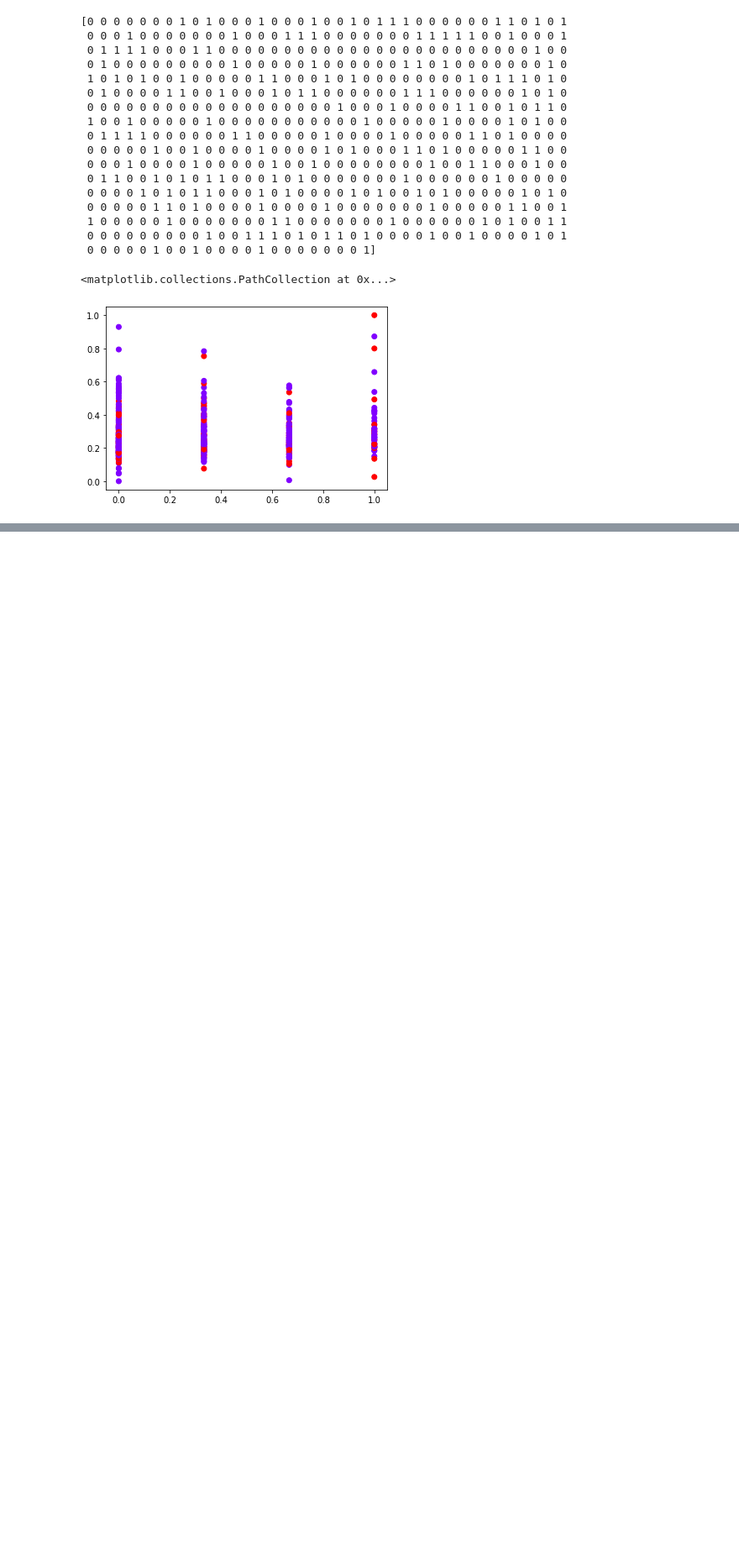
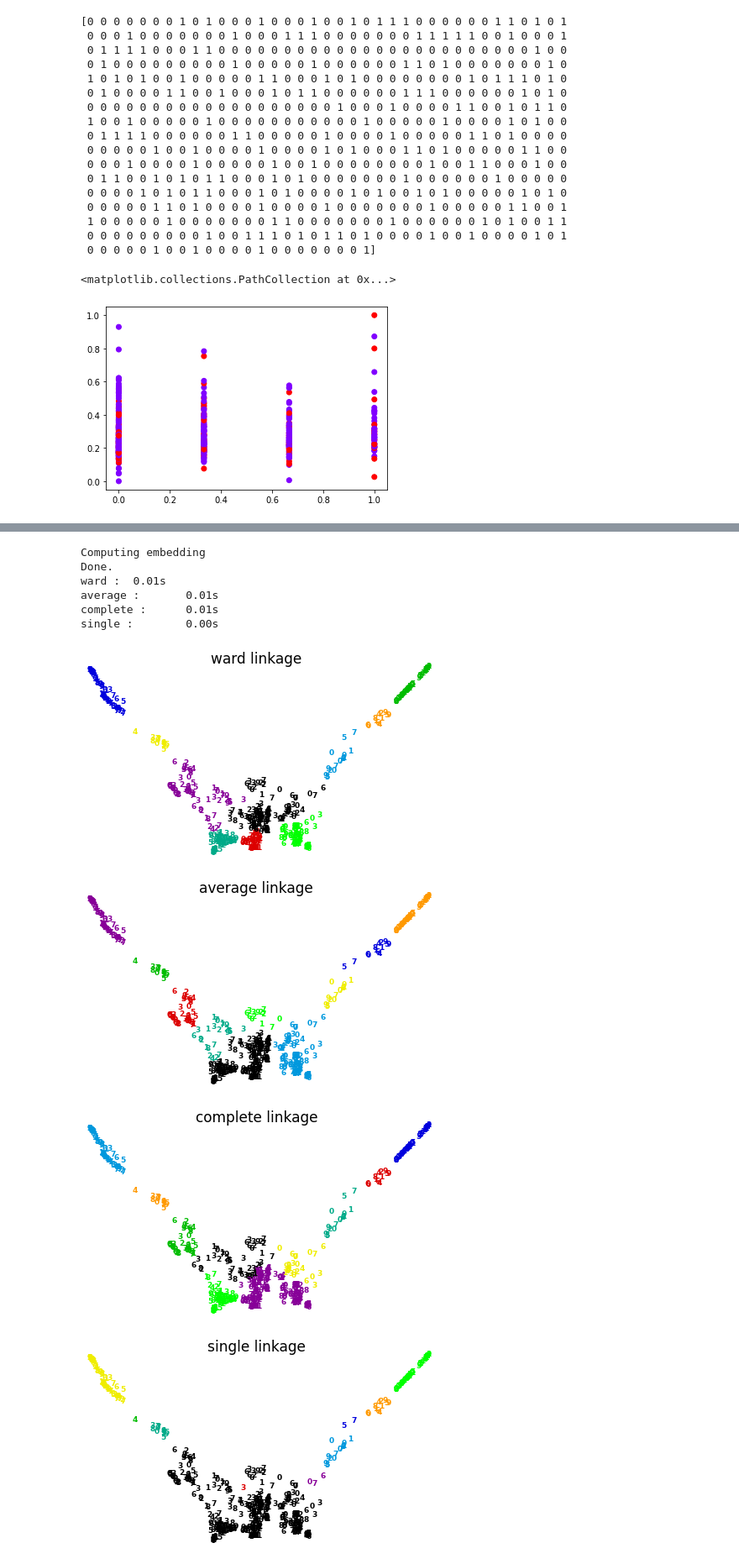
Before and after one commit to Boontay/CS4168_Etivities, a Jupyter notebook: Etivity 3.ipynb, the cells around one changed output, grey strips where cells are left out. Shown: that part at 84% size. Drawn from its saved outputs; the diff is of its cells as text; code cells hidden in the pictures; blank space fills up the shorter version.

```diff
--- a/Etivity 3.ipynb
+++ b/Etivity 3.ipynb
@@ -276,0 +290,3 @@ plt.scatter(X[:,0],X[:,1], c=cluster.labels_, cmap='rainbow')
+# %%
+X, y = datasets.load_digits(return_X_y=True)
+n_samples, n_features = X.shape
@@ -276,0 +295,52 @@ plt.scatter(X[:,0],X[:,1], c=cluster.labels_, cmap='rainbow')
+# %%
+from sklearn.manifold import SpectralEmbedding
+
+se = SpectralEmbedding(n_components=2, n_neighbors=15)
+X_se = se.fit_transform(data)
+# %%
+#----------------------------------------------------------------------
+# Visualize the clustering
+def plot_clustering(X_red, labels, title=None):
+    x_min, x_max = np.min(X_red, axis=0), np.max(X_red, axis=0)
+    X_red = (X_red - x_min) / (x_max - x_min)
+
+    plt.figure(figsize=(6, 4))
+    for i in range(X_red.shape[0]):
+        plt.text(X_red[i, 0], X_red[i, 1], str(y[i]),
+                 color=plt.cm.nipy_spectral(labels[i] / 10.),
+                 fontdict={'weight': 'bold', 'size': 9})
+
+    plt.xticks([])
+    plt.yticks([])
+    if title is not None:
+        plt.title(title, size=17)
+    plt.axis('off')
+    plt.tight_layout(rect=[0, 0.03, 1, 0.95])
+# %%
+#----------------------------------------------------------------------
+# 2D embedding of the digits dataset
+print("Computing embedding")
+#X_red = manifold.SpectralEmbedding(n_components=2).fit_transform(X)
+X_red = X_se
+print("Done.")
+
+from sklearn.cluster import AgglomerativeClustering
+
+for linkage in ('ward', 'average', 'complete', 'single'):
+    clustering = AgglomerativeClustering(linkage=linkage, n_clusters=10)
+    t0 = time()
+    clustering.fit(X_red)
+    print("%s :\t%.2fs" % (linkage, time() - t0))
+
+    plot_clustering(X_red, clustering.labels_, "%s linkage" % linkage)
+# %% [output]
+Computing embedding
+Done.
+ward :  0.01s
+average :       0.01s
+complete :      0.01s
+single :        0.00s
+[figure, added]
+[figure, added]
+[figure, added]
+[figure, added]
```
Also changed, not shown: parts of 10 cells of this notebook.
